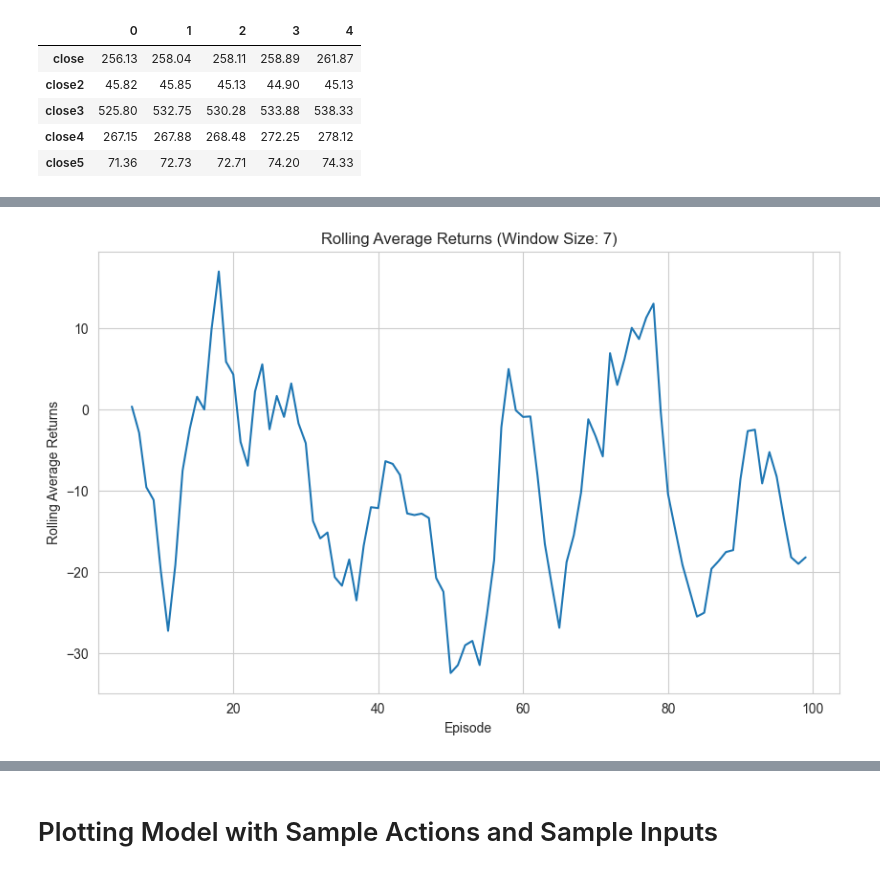
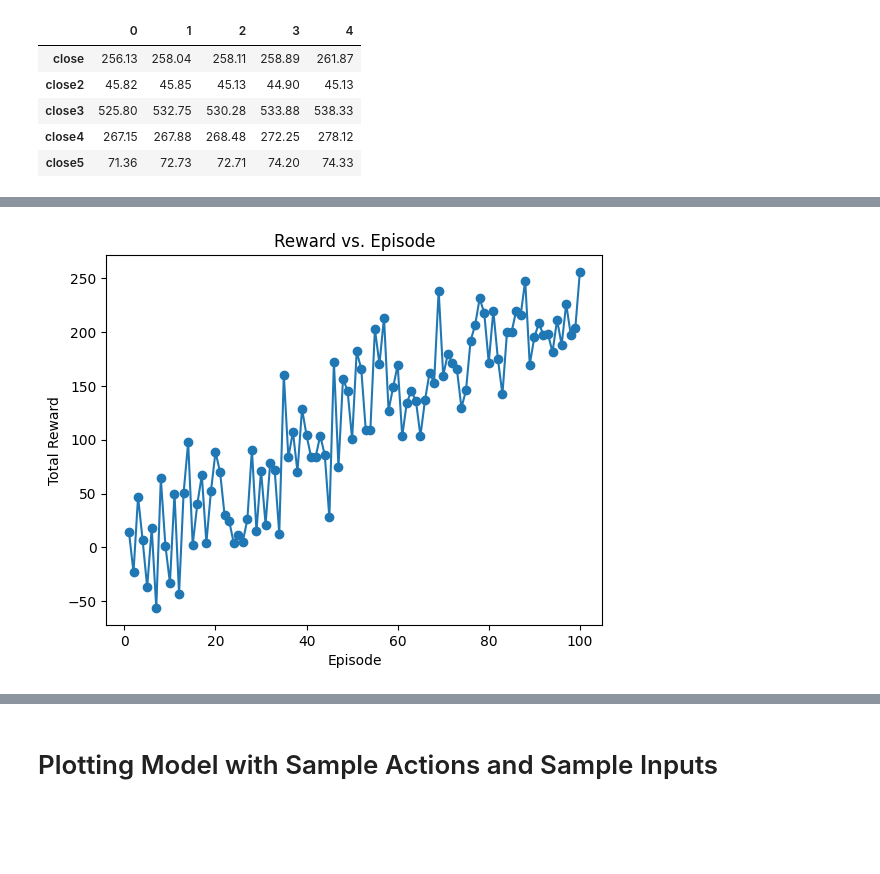
Before and after one commit to kshipra-jadav/Portfolio-Optimization-Using-RL, a Jupyter notebook: Portfolio Optimization with GRU.ipynb, the cells around one changed output, grey strips where cells are left out. Saved outputs shown, nothing was run; the diff lists cells and outputs as text; code cells hidden in the pictures; blank space fills up the shorter version.

Commit message:
update PO using GRU and PO using LSTM_complex with new graphs

```diff
--- a/Portfolio Optimization with GRU.ipynb
+++ b/Portfolio Optimization with GRU.ipynb
@@ -76,20 +80,9 @@ Episode: 100, Total Reward: -10.821200000000012
 # %%
-import matplotlib.pyplot as plt
-import pandas as pd
-
-# Convert episode_rewards to a pandas Series
-episode_rewards = pd.Series(episode_rewards)
-
-# Calculate rolling average returns
-window_size = 7
-rolling_avg_returns = episode_rewards.rolling(window=window_size).mean()
-
-# Plot rolling average returns
-plt.figure(figsize=(10, 6))
-plt.plot(rolling_avg_returns)
+# Plotting the rewards vs. episode graph
+plt.plot(range(1, num_episodes + 1), episode_rewards, marker='o')
+plt.title('Reward vs. Episode')
 plt.xlabel('Episode')
-plt.ylabel('Rolling Average Returns')
-plt.title(f'Rolling Average Returns (Window Size: {window_size})')
+plt.ylabel('Total Reward')
 plt.show()
 # %% [output]
-[figure, old version]
+[figure, new version]
```
Also changed, not shown: parts of 8 cells of this notebook, 1 other file.
